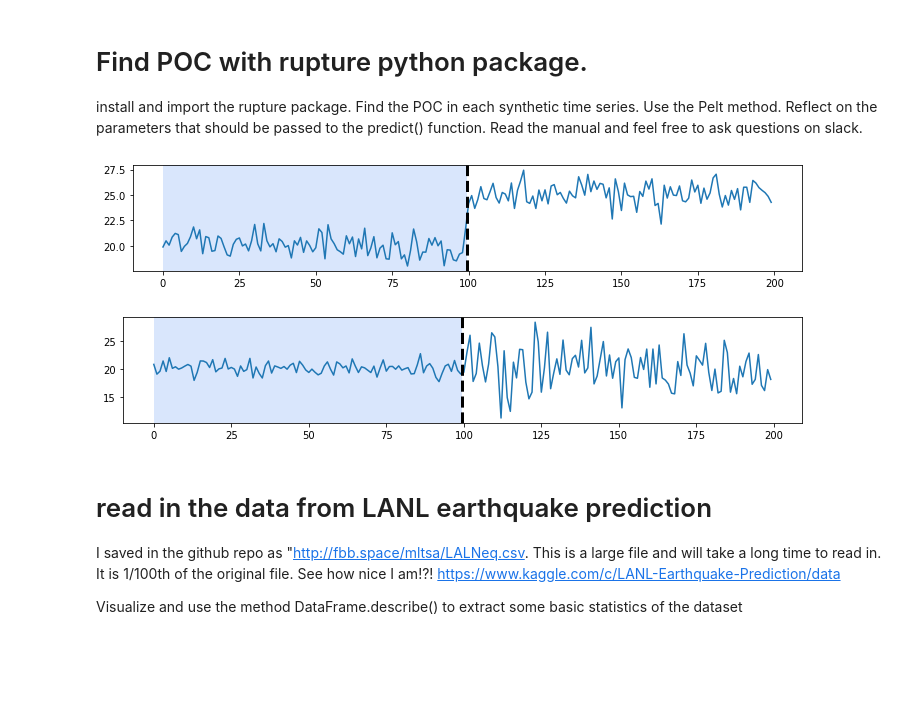
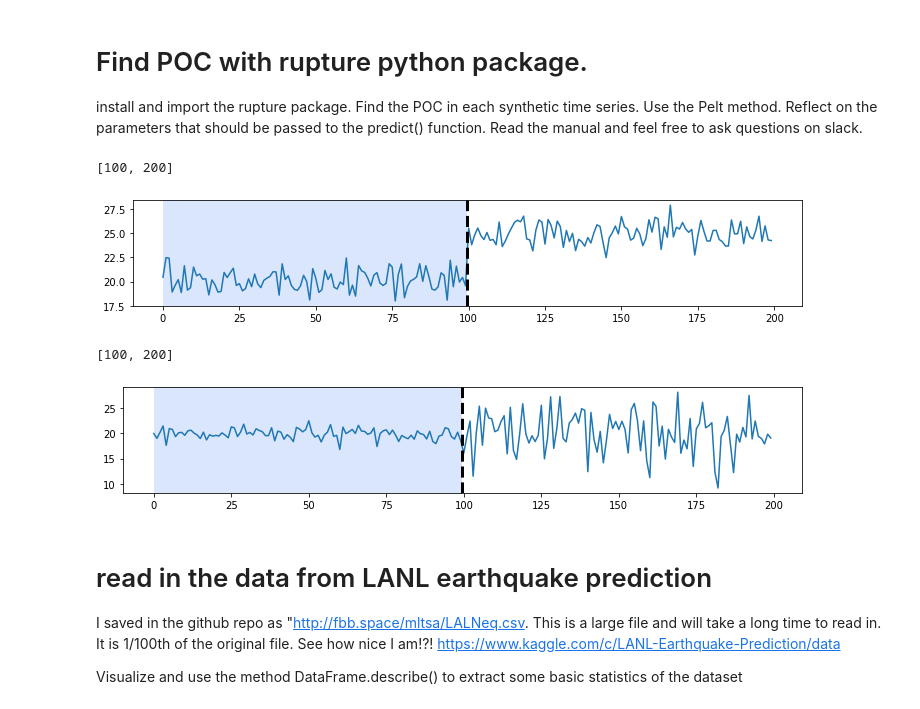
Before and after one commit to pvhau169/MLTSA22_HPhan, a Jupyter notebook: HW6/chchchchanges_instructions.ipynb, the cells around one changed output. Cells and saved outputs as stored; diff of their text form; code cells hidden in the pictures; blank space fills up the shorter version.

```diff
--- a/HW6/chchchchanges_instructions.ipynb
+++ b/HW6/chchchchanges_instructions.ipynb
@@ -118,24 +164,28 @@ Find the POC in each synthetic time series.
 Use the Pelt method. Reflect on the parameters that should be passed to the predict() function. Read the manual and feel free to ask questions on slack.
 # %%
 # detection
-algo = rpt.Pelt(model=...).fit(ym)
-result = algo.predict(pen=...)
+algo = rpt.Pelt(model='l1').fit(ym)
+result = algo.predict(pen=10)
+print(result)
 
 # display
 rpt.display(ym, [100], result)
 pl.show()
 # %% [output]
+[100, 200]
-[figure, old version]
+[figure, new version]
 # %%
 # detection
-algo = rpt.Pelt(model=...).fit(ys)
-result = algo.predict(pen=...)
+algo = rpt.Pelt(model='rbf').fit(ys)
+result = algo.predict(pen=10)
+print(result)
 
 # display
 rpt.display(ys, [100], result)
 pl.show()
 # %% [output]
+[100, 200]
-[figure, old version]
+[figure, new version]
 # %% [markdown]
 # read in the data from LANL earthquake prediction
 I saved in the github repo as "http://fbb.space/mltsa/LALNeq.csv. This is a large file and will take a long time to read in. It is 1/100th of the original file. See how nice I am!?! https://www.kaggle.com/c/LANL-Earthquake-Prediction/data
```
Also changed, not shown: parts of 24 cells of this notebook.
